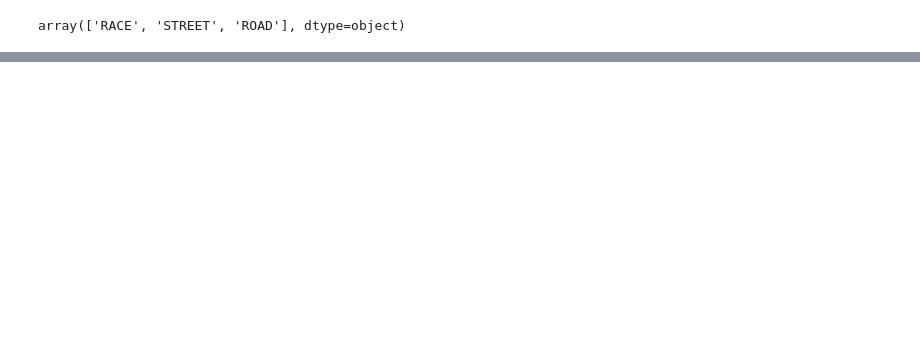
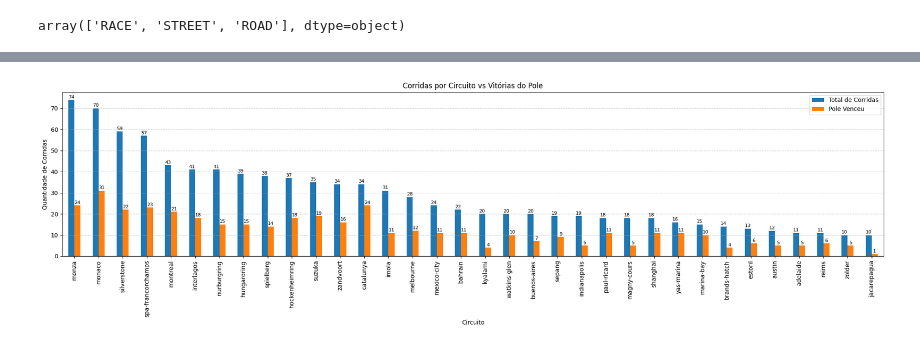
Before and after one commit to barbozasjulia/mineracao-dados-projeto-ufpe, a Jupyter notebook: data_preparation.ipynb, the cells around one changed output, grey strips where cells are left out. Saved outputs shown, nothing was run; the diff lists cells and outputs as text; code cells hidden in the pictures; blank space fills up the shorter version.

```diff
--- a/data_preparation.ipynb
+++ b/data_preparation.ipynb
@@ -806,0 +317,43 @@ df_merge.head()
+# %%
+# Total de corridas por circuito
+total_por_circuito = df_pole_ganhou_por_circuito.groupby('circuitId').size()
+
+# Corridas em que o pole venceu por circuito
+pole_ganhou_por_circuito = df_pole_ganhou_por_circuito[df_pole_ganhou_por_circuito['pole_ganhou']].groupby('circuitId').size()
+
+# Garantir que ambas as séries tenham os mesmos circuitos
+result = pd.DataFrame({
+    'total_corridas': total_por_circuito,
+    'pole_venceu': pole_ganhou_por_circuito
+}).fillna(0)
+
+# Converter pole_venceu para inteiro
+result['pole_venceu'] = result['pole_venceu'].astype(int)
+
+# Ordena por total de corridas para melhor visualização
+result = result.sort_values(by='total_corridas', ascending=False)
+
+result = result[result['total_corridas'] >= 10]
+
+# Plotando
+ax = result.plot(kind='bar', figsize=(20, 6))
+plt.title('Corridas por Circuito vs Vitórias do Pole')
+plt.ylabel('Quantidade de Corridas')
+plt.xlabel('Circuito')
+plt.xticks(rotation=90)
+plt.grid(axis='y', linestyle='--', alpha=0.6)
+plt.legend(['Total de Corridas', 'Pole Venceu'])
+plt.tight_layout()
+
+# Adiciona os valores no topo de cada barra
+for p in ax.patches:
+    altura = p.get_height()
+    if altura > 0:
+        ax.text(p.get_x() + p.get_width()/2,
+                altura + 0.3,
+                int(altura),
+                ha='center', va='bottom', fontsize=8)
+
+plt.show()
+# %% [output]
+[figure, added]
```
Also changed, not shown: parts of 79 cells of this notebook.
